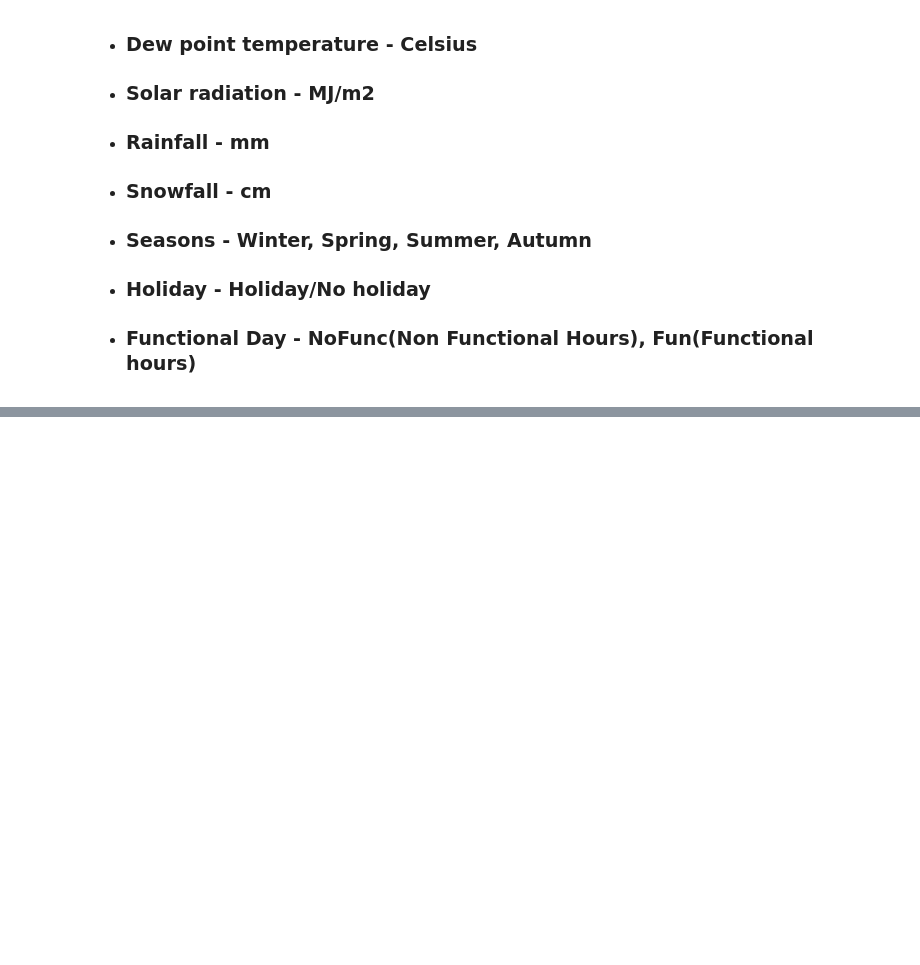
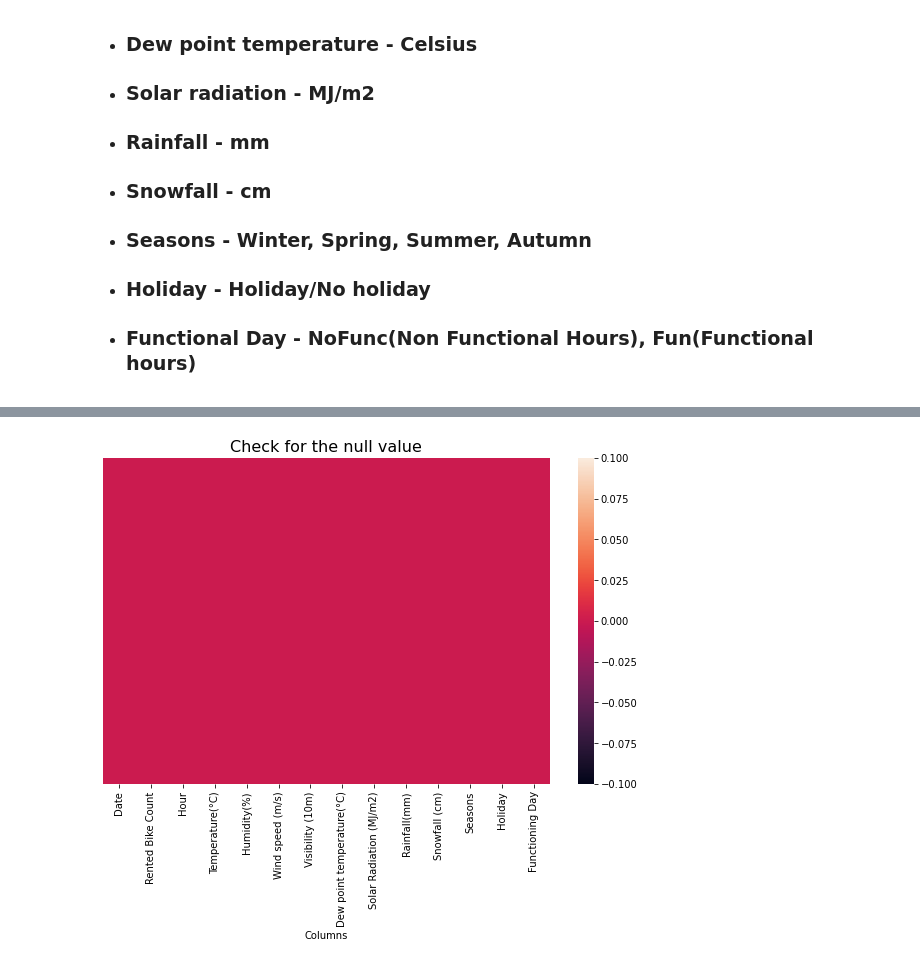
Before and after one commit to bharath967/Seoul-Bike-Sharing-Demand-Prediction, a Jupyter notebook: Bike_Sharing_Demand_Prediction_Capstone_Project.ipynb, the cells around one changed output, grey strips where cells are left out. Drawn from its saved outputs; the diff is of its cells as text; code cells hidden in the pictures; blank space fills up the shorter version.

```diff
--- a/Bike_Sharing_Demand_Prediction_Capstone_Project.ipynb
+++ b/Bike_Sharing_Demand_Prediction_Capstone_Project.ipynb
@@ -34,0 +44,2 @@
+# %%
+data=pd.read_csv('/content/drive/MyDrive/Almabetter/Seoul Bike Sharing Demand Prediction-BHarath Kumar A/SeoulBikeData.csv',encoding='ISO-8859-1')
@@ -34,0 +131,8 @@
+# %%
+plt.figure(figsize=(10,6))
+sns.heatmap(data.isnull(), yticklabels=False)
+plt.title('Check for the null value', size=16)
+plt.xlabel('Columns', size=10)
+plt.show()
+# %% [output]
+[figure, added]
```
Also changed, not shown: parts of 12 cells of this notebook.
